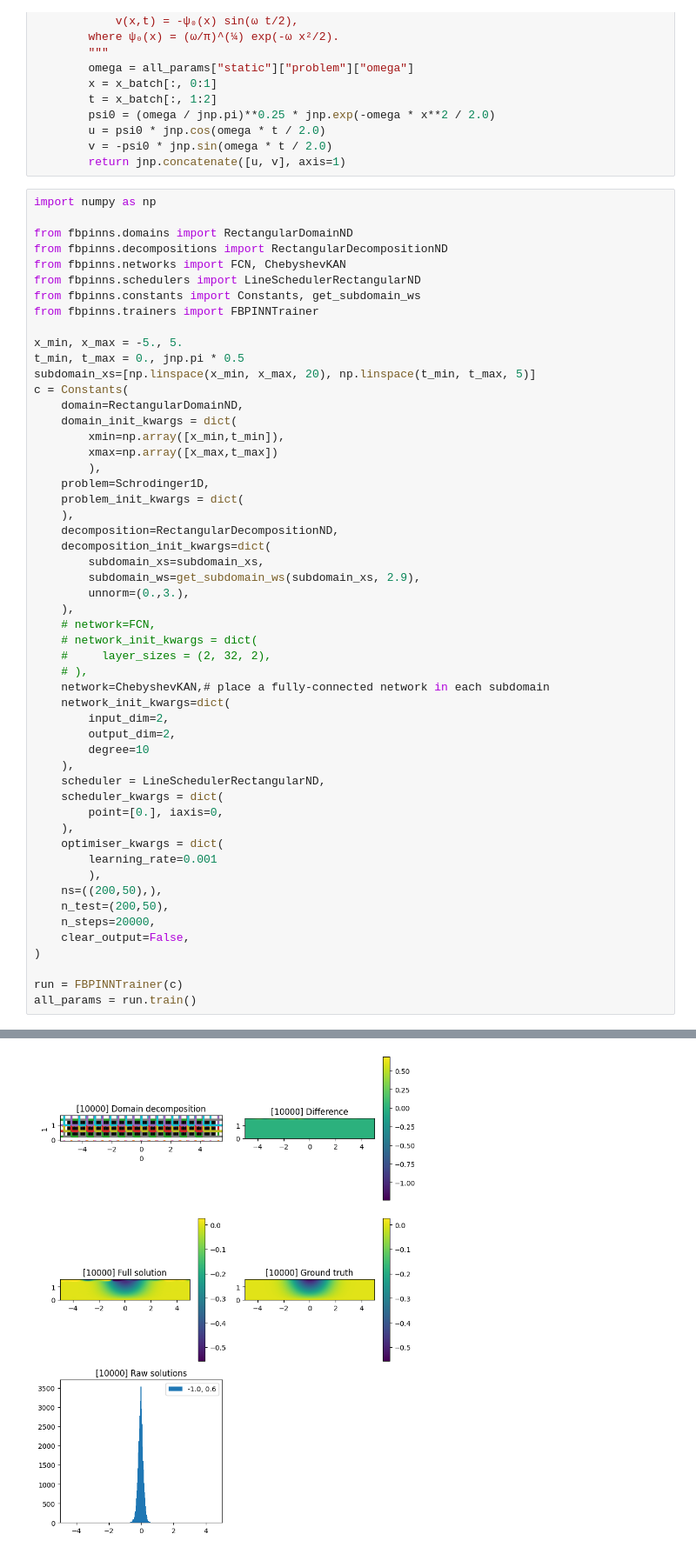
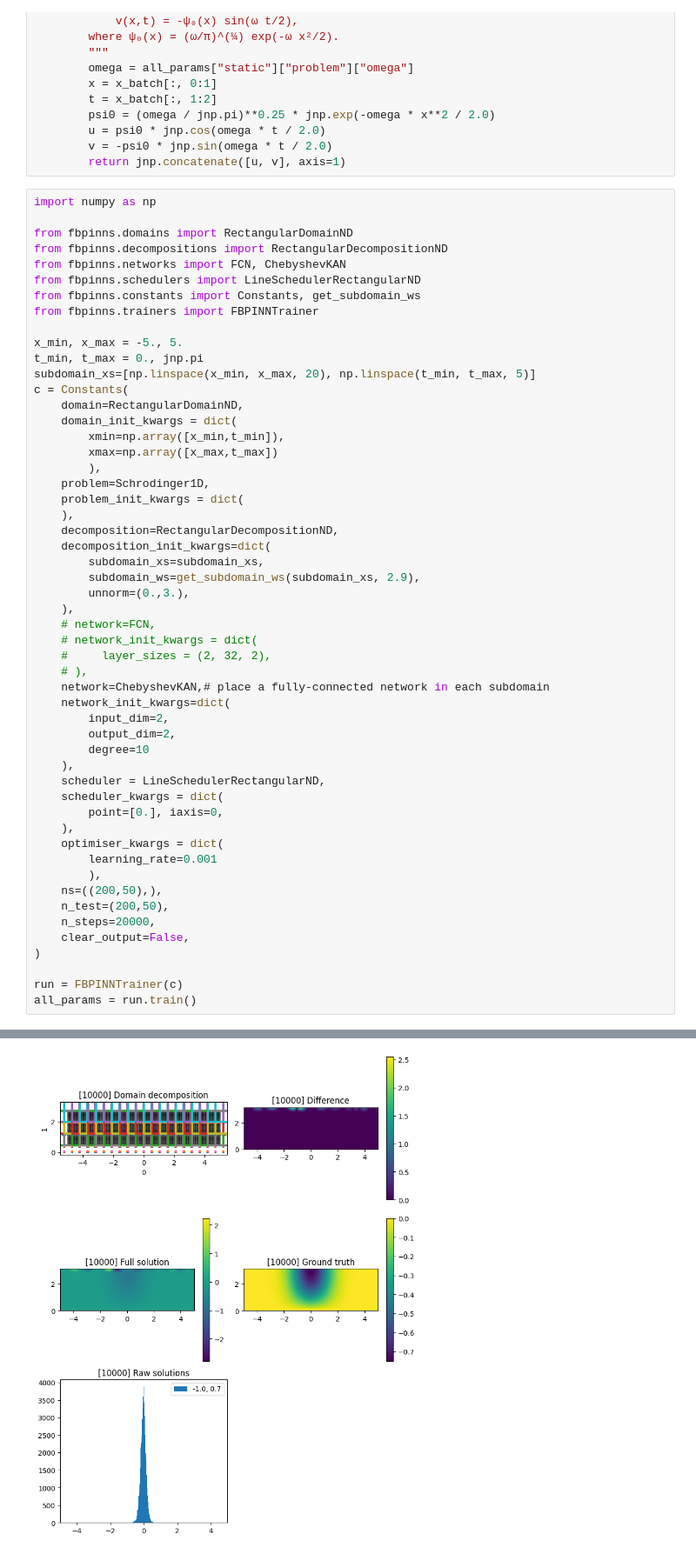
Before and after one commit to sallsdagrate/FBPINNs, a Jupyter notebook: examples/results/test_schrodingers.ipynb, the cells around one changed output, grey strips where cells are left out. Shown at 87% size. Drawn from its saved outputs; the diff is of its cells as text.

```diff
--- a/examples/results/test_schrodingers.ipynb
+++ b/examples/results/test_schrodingers.ipynb
@@ -153,7 +153,7 @@ from fbpinns.constants import Constants, get_subdomain_ws
 from fbpinns.trainers import FBPINNTrainer
 
 x_min, x_max = -5., 5.
-t_min, t_max = 0., jnp.pi * 0.5
+t_min, t_max = 0., jnp.pi
 subdomain_xs=[np.linspace(x_min, x_max, 20), np.linspace(t_min, t_max, 5)]
 c = Constants(
     domain=RectangularDomainND,
@@ -259,4 +262,4 @@ True
 (2, 2) 2
 True
-[figure, old version]
+[figure, new version]
 ... (9 outputs left out)
```
Also changed, not shown: parts of 1 cell of this notebook, 9 other files.
